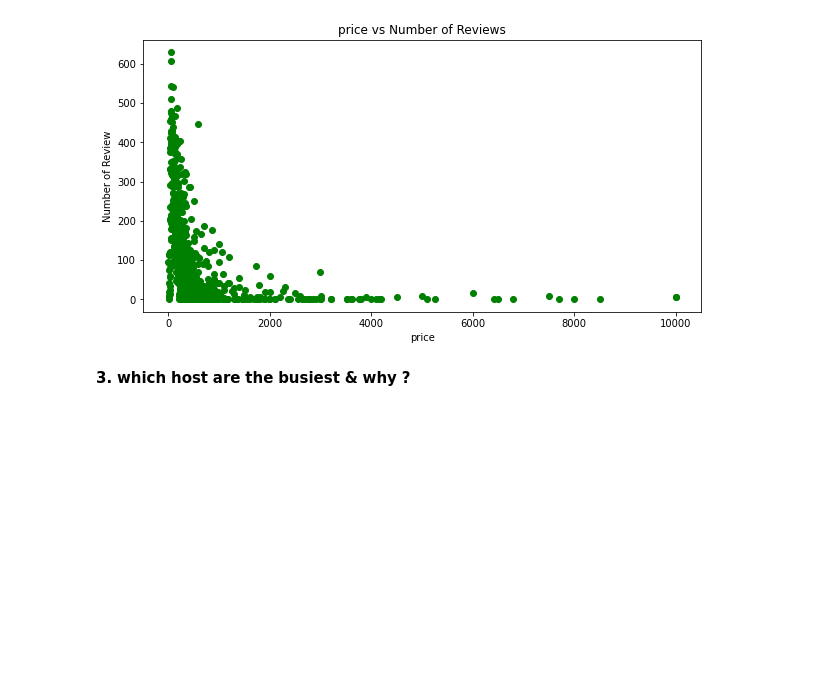
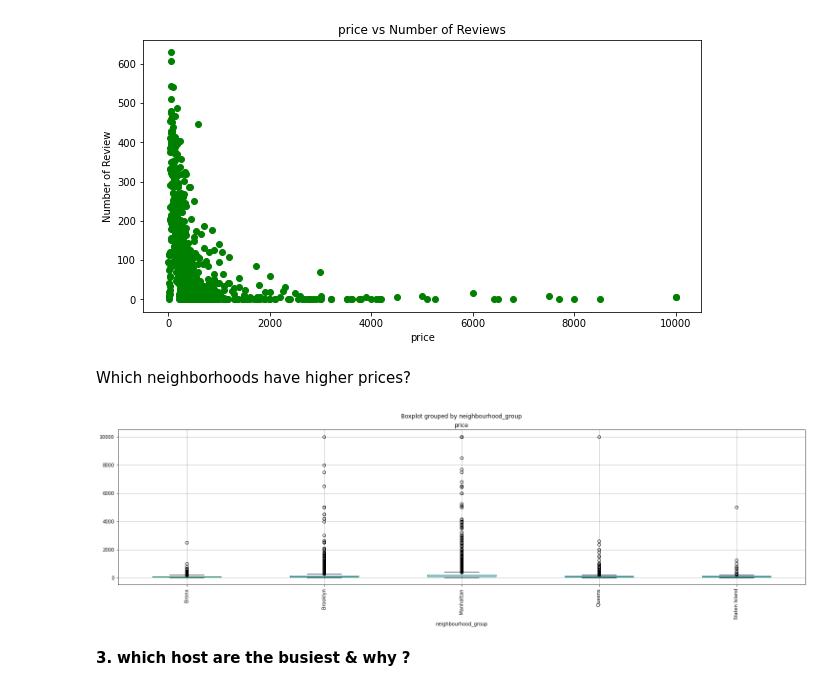
Before and after one commit to madhuribonela/Airbnb-Bookings-Analysis-final, a Jupyter notebook: Copy_of_Copy_of_Copy_of_Airbnb_Bookings_Analysis_Capstone_Project.ipynb, the cells around one changed output. Drawn from its saved outputs; the diff is of its cells as text; code cells hidden in the pictures; blank space fills up the shorter version.

```diff
--- a/Copy_of_Copy_of_Copy_of_Airbnb_Bookings_Analysis_Capstone_Project.ipynb
+++ b/Copy_of_Copy_of_Copy_of_Airbnb_Bookings_Analysis_Capstone_Project.ipynb
@@ -186,6 +186,12 @@ plt.title("price vs Number of Reviews")
 plt.show()
 # %% [output]
 [figure]
+# %% [markdown]
+Which neighborhoods have higher prices?
+# %%
+new_df.boxplot(column='price', by='neighbourhood_group', figsize=(25,6), rot=90);
+# %% [output]
+[figure, added]
 # %% [markdown]
 **3.** **which** **host** **are** **the** **busiest** **&** **why** **?**
 # %%
```
